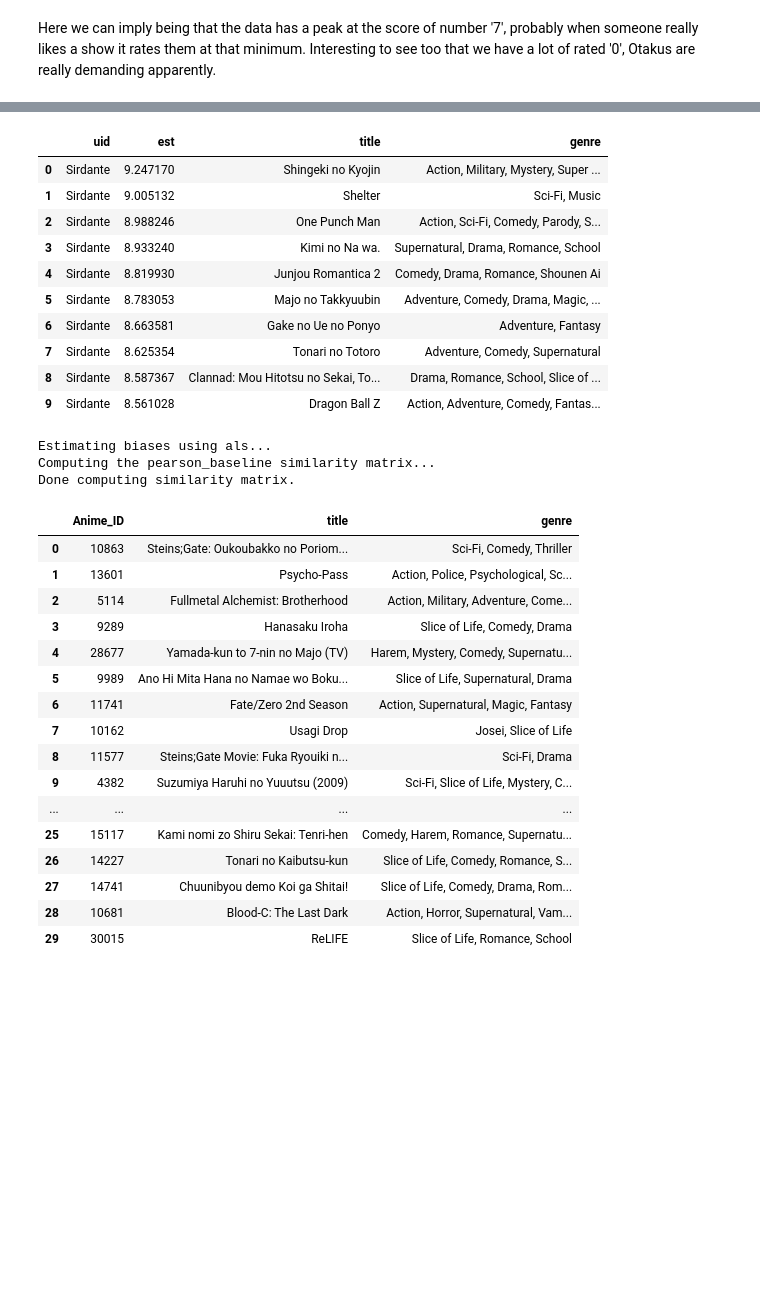
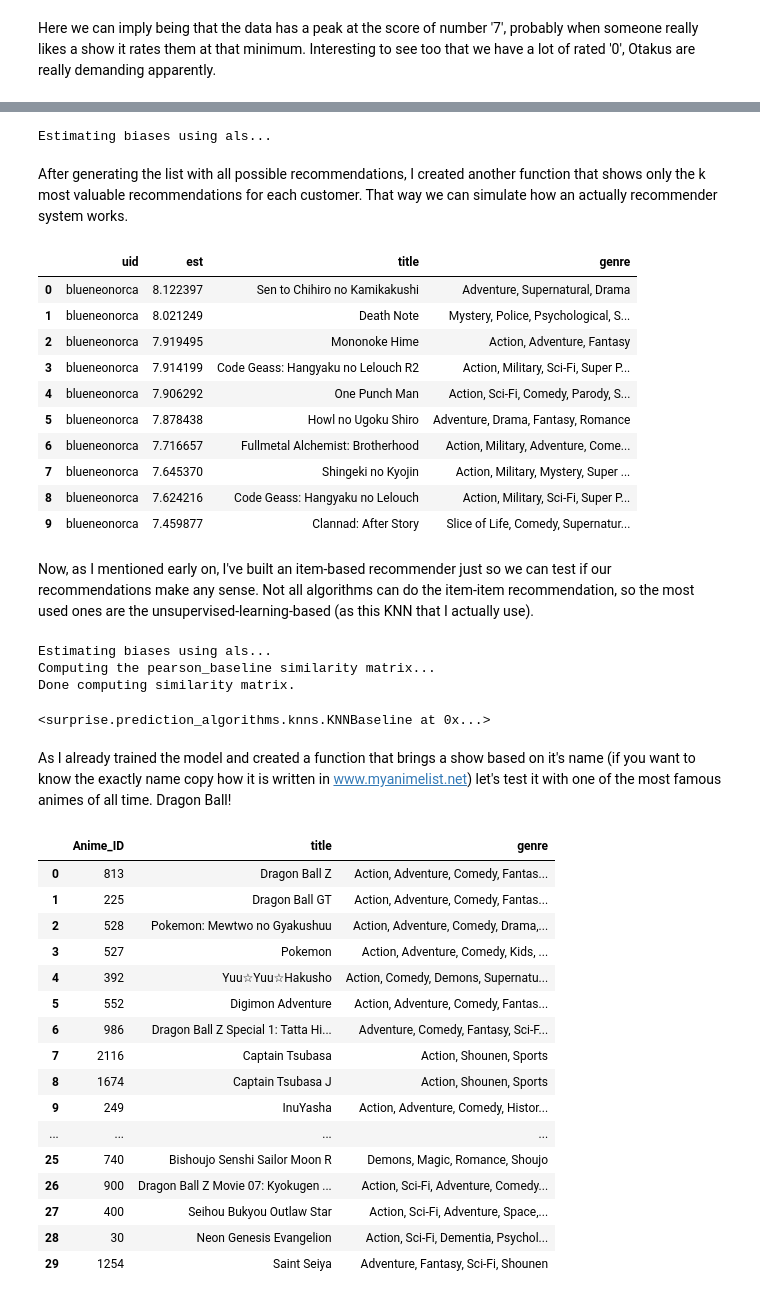
Before and after one commit to Martelloti/MyAnimeListRecSys, a Jupyter notebook: RecSys.ipynb, the cells around one changed output, grey strips where cells are left out. Cells and saved outputs as stored; diff of their text form; code cells hidden in the pictures; blank space fills up the shorter version.

```diff
--- a/RecSys.ipynb
+++ b/RecSys.ipynb
@@ -265,7 +251,7 @@ def precision_recall_at_k(predictions, k=10, threshold= 7):
 # %%
 reader = sp.Reader(rating_scale=(0, 10))
 data = sp.Dataset.load_from_df(ScoresDFHotStart[['username', 'anime_id', 'my_score']], reader)
-trainset, testset = sp.train_test_split(data, test_size=.25)
+trainset, testset = sp.model_selection.train_test_split(data, test_size=.25, random_state = 42)
 analysis = defaultdict(list)
 
 for algo in [sp.SVD(), sp.SlopeOne(), sp.NMF(), sp.NormalPredictor(), sp.KNNBaseline(), sp.KNNBasic(), sp.KNNWithMeans(), sp.KNNWithZScore(), sp.BaselineOnly(), sp.CoClustering()]:
@@ -369,22 +334,37 @@ Estimating biases using als...
+# %%
+trainset = data.build_full_trainset()
+algo = sp.BaselineOnly()
+algo.fit(trainset)
+testset = trainset.build_anti_testset()
+predictions = algo.test(testset)
+
+last_predictions = pd.DataFrame(predictions, columns=['uid', 'iid', 'rui', 'est', 'details'])
+last_predictions.drop('rui', inplace = True, axis = 1)
+# %% [output]
+Estimating biases using als...
+# %% [markdown]
+After generating the list with all possible recommendations, I created another function that shows only the k most valuable recommendations for each customer. That way we can simulate how an actually recommender system works.
 # %%
 def bringing_first_n_values(df, uid, n=10):
     df = df[df['uid'] == uid].nlargest(n, 'est')[['uid', 'iid', 'est']]
     df = pd.merge(df, AnimesDF, left_on = 'iid', right_on = 'anime_id', how = 'left')
     return df[['uid', 'est', 'title', 'genre']]
 # %%
-bringing_first_n_values(last_predictions, 'Sirdante')
+bringing_first_n_values(last_predictions, 'blueneonorca')
 # %% [output]
 |  | uid | est | title | genre |
-| 0 | Sirdante | 9.247170 | Shingeki no Kyojin | Action, Military, Mystery, Super ... |
-| 1 | Sirdante | 9.005132 | Shelter | Sci-Fi, Music |
-| 2 | Sirdante | 8.988246 | One Punch Man | Action, Sci-Fi, Comedy, Parody, S... |
-| 3 | Sirdante | 8.933240 | Kimi no Na wa. | Supernatural, Drama, Romance, School |
-| 4 | Sirdante | 8.819930 | Junjou Romantica 2 | Comedy, Drama, Romance, Shounen Ai |
-| 5 | Sirdante | 8.783053 | Majo no Takkyuubin | Adventure, Comedy, Drama, Magic, ... |
-| 6 | Sirdante | 8.663581 | Gake no Ue no Ponyo | Adventure, Fantasy |
-| 7 | Sirdante | 8.625354 | Tonari no Totoro | Adventure, Comedy, Supernatural |
-| 8 | Sirdante | 8.587367 | Clannad: Mou Hitotsu no Sekai, To... | Drama, Romance, School, Slice of ... |
-| 9 | Sirdante | 8.561028 | Dragon Ball Z | Action, Adventure, Comedy, Fantas... |
+| 0 | blueneonorca | 8.122397 | Sen to Chihiro no Kamikakushi | Adventure, Supernatural, Drama |
+| 1 | blueneonorca | 8.021249 | Death Note | Mystery, Police, Psychological, S... |
+| 2 | blueneonorca | 7.919495 | Mononoke Hime | Action, Adventure, Fantasy |
+| 3 | blueneonorca | 7.914199 | Code Geass: Hangyaku no Lelouch R2 | Action, Military, Sci-Fi, Super P... |
+| 4 | blueneonorca | 7.906292 | One Punch Man | Action, Sci-Fi, Comedy, Parody, S... |
+| 5 | blueneonorca | 7.878438 | Howl no Ugoku Shiro | Adventure, Drama, Fantasy, Romance |
+| 6 | blueneonorca | 7.716657 | Fullmetal Alchemist: Brotherhood | Action, Military, Adventure, Come... |
+| 7 | blueneonorca | 7.645370 | Shingeki no Kyojin | Action, Military, Mystery, Super ... |
+| 8 | blueneonorca | 7.624216 | Code Geass: Hangyaku no Lelouch | Action, Military, Sci-Fi, Super P... |
+| 9 | blueneonorca | 7.459877 | Clannad: After Story | Slice of Life, Comedy, Supernatur... |
+# %% [markdown]
+Now, as I mentioned early on, I've built an item-based recommender just so we can test if our recommendations make any sense. Not all algorithms can do the item-item recommendation, so the most used ones are the unsupervised-learning-based (as this KNN that I actually use).
 # %%
 sim_options = {'name': 'pearson_baseline', 'user_based': False}
 algo_items = sp.KNNBaseline(sim_options=sim_options)
@@ -393,6 +373,7 @@ algo_items.fit(trainset)
 Estimating biases using als...
 Computing the pearson_baseline similarity matrix...
 Done computing similarity matrix.
+<surprise.prediction_algorithms.knns.KNNBaseline at 0x...>
 # %%
 def get_item_recommendations(anime_title, anime_id=100000, k=10):
     if anime_id == 100000:
@@ -404,23 +385,25 @@ def get_item_recommendations(anime_title, anime_id=100000, k=10):
     df = pd.DataFrame(raw_neighbors, columns = ['Anime_ID'])
     df = pd.merge(df, AnimesDF, left_on = 'Anime_ID', right_on = 'anime_id', how = 'left')
     return df[['Anime_ID', 'title', 'genre']]
+# %% [markdown]
+As I already trained the model and created a function that brings a show based on it's name (if you want to know the exactly name copy how it is written in www.myanimelist.net) let's test it with one of the most famous animes of all time. Dragon Ball!
 # %%
-get_item_recommendations('Steins;Gate', k=30)
+get_item_recommendations('Dragon Ball', k=30)
 # %% [output]
 |  | Anime_ID | title | genre |
-| 0 | 10863 | Steins;Gate: Oukoubakko no Poriom... | Sci-Fi, Comedy, Thriller |
-| 1 | 13601 | Psycho-Pass | Action, Police, Psychological, Sc... |
-| 2 | 5114 | Fullmetal Alchemist: Brotherhood | Action, Military, Adventure, Come... |
-| 3 | 9289 | Hanasaku Iroha | Slice of Life, Comedy, Drama |
-| 4 | 28677 | Yamada-kun to 7-nin no Majo (TV) | Harem, Mystery, Comedy, Supernatu... |
-| 5 | 9989 | Ano Hi Mita Hana no Namae wo Boku... | Slice of Life, Supernatural, Drama |
-| 6 | 11741 | Fate/Zero 2nd Season | Action, Supernatural, Magic, Fantasy |
-| 7 | 10162 | Usagi Drop | Josei, Slice of Life |
-| 8 | 11577 | Steins;Gate Movie: Fuka Ryouiki n... | Sci-Fi, Drama |
-| 9 | 4382 | Suzumiya Haruhi no Yuuutsu (2009) | Sci-Fi, Slice of Life, Mystery, C... |
+| 0 | 813 | Dragon Ball Z | Action, Adventure, Comedy, Fantas... |
+| 1 | 225 | Dragon Ball GT | Action, Adventure, Comedy, Fantas... |
+| 2 | 528 | Pokemon: Mewtwo no Gyakushuu | Action, Adventure, Comedy, Drama,... |
+| 3 | 527 | Pokemon | Action, Adventure, Comedy, Kids, ... |
+| 4 | 392 | Yuu☆Yuu☆Hakusho | Action, Comedy, Demons, Supernatu... |
+| 5 | 552 | Digimon Adventure | Action, Adventure, Comedy, Fantas... |
+| 6 | 986 | Dragon Ball Z Special 1: Tatta Hi... | Adventure, Comedy, Fantasy, Sci-F... |
+| 7 | 2116 | Captain Tsubasa | Action, Shounen, Sports |
+| 8 | 1674 | Captain Tsubasa J | Action, Shounen, Sports |
+| 9 | 249 | InuYasha | Action, Adventure, Comedy, Histor... |
 | ... | ... | ... | ... |
-| 25 | 15117 | Kami nomi zo Shiru Sekai: Tenri-hen | Comedy, Harem, Romance, Supernatu... |
-| 26 | 14227 | Tonari no Kaibutsu-kun | Slice of Life, Comedy, Romance, S... |
-| 27 | 14741 | Chuunibyou demo Koi ga Shitai! | Slice of Life, Comedy, Drama, Rom... |
-| 28 | 10681 | Blood-C: The Last Dark | Action, Horror, Supernatural, Vam... |
-| 29 | 30015 | ReLIFE | Slice of Life, Romance, School |
+| 25 | 740 | Bishoujo Senshi Sailor Moon R | Demons, Magic, Romance, Shoujo |
+| 26 | 900 | Dragon Ball Z Movie 07: Kyokugen ... | Action, Sci-Fi, Adventure, Comedy... |
+| 27 | 400 | Seihou Bukyou Outlaw Star | Action, Sci-Fi, Adventure, Space,... |
+| 28 | 30 | Neon Genesis Evangelion | Action, Sci-Fi, Dementia, Psychol... |
+| 29 | 1254 | Saint Seiya | Adventure, Fantasy, Sci-Fi, Shounen |
```
Also changed, not shown: parts of 18 cells of this notebook, 1 other file.
